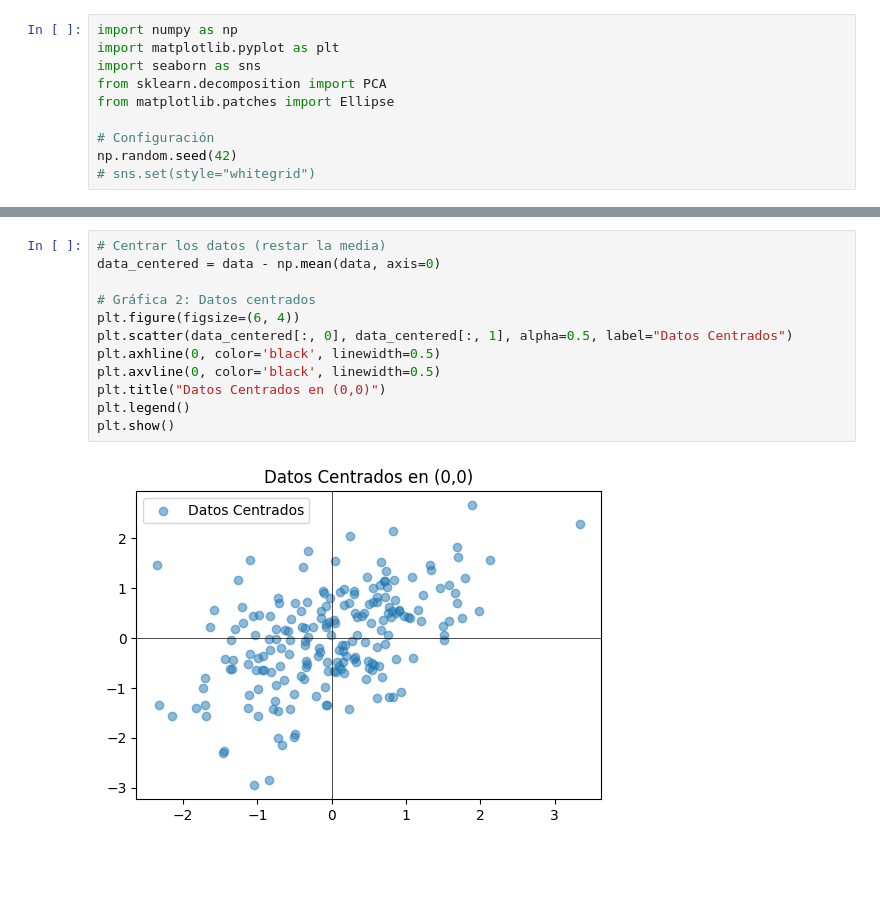
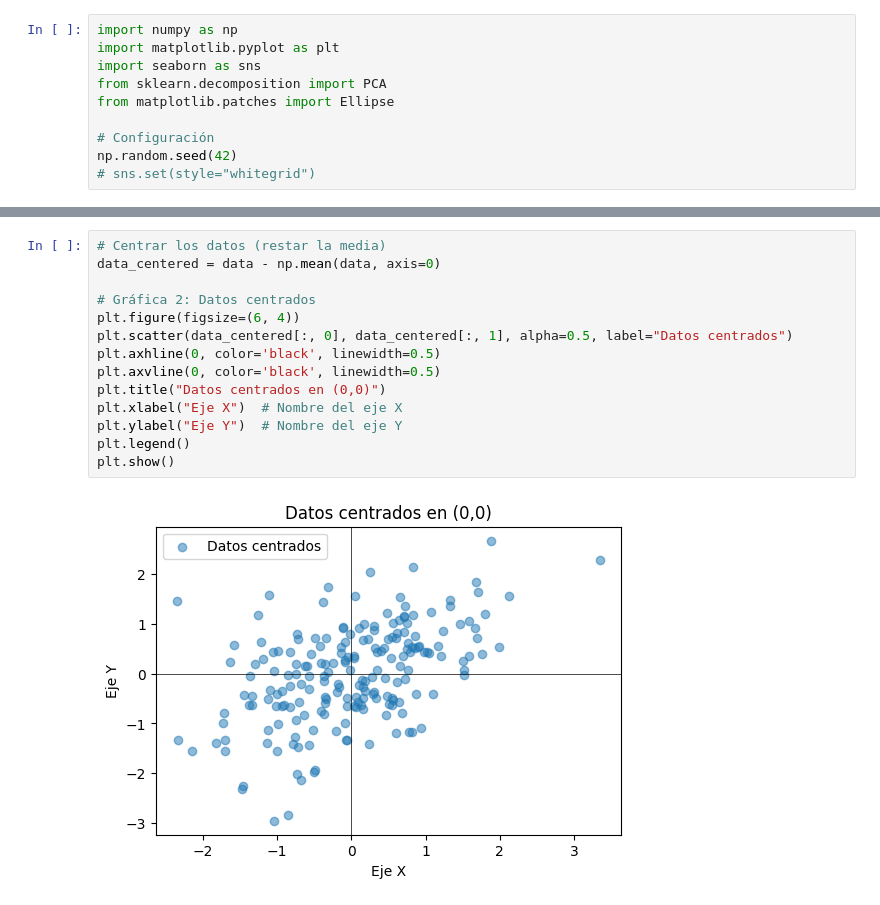
Before and after one commit to RolandoOrtizHerbas/Proyecto-I-y-II-MatUNADM, a Jupyter notebook: Programas_Scripts_Jupiter/PCAOOKK.ipynb, the cells around one changed output, grey strips where cells are left out. Saved outputs shown, nothing was run; the diff lists cells and outputs as text; blank space fills up the shorter version.

```diff
--- a/Programas_Scripts_Jupiter/PCAOOKK.ipynb
+++ b/Programas_Scripts_Jupiter/PCAOOKK.ipynb
@@ -27,17 +29,19 @@ plt.show()
 # %%
 # Centrar los datos (restar la media)
 data_centered = data - np.mean(data, axis=0)
 
 # Gráfica 2: Datos centrados
 plt.figure(figsize=(6, 4))
-plt.scatter(data_centered[:, 0], data_centered[:, 1], alpha=0.5, label="Datos Centrados")
+plt.scatter(data_centered[:, 0], data_centered[:, 1], alpha=0.5, label="Datos centrados")
 plt.axhline(0, color='black', linewidth=0.5)
 plt.axvline(0, color='black', linewidth=0.5)
-plt.title("Datos Centrados en (0,0)")
+plt.title("Datos centrados en (0,0)")
+plt.xlabel("Eje X")  # Nombre del eje X
+plt.ylabel("Eje Y")  # Nombre del eje Y
 plt.legend()
 plt.show()
 # %% [output]
-[figure, old version]
+[figure, new version]
 # %%
 # Calcular la matriz de covarianza
 cov_matrix = np.cov(data_centered, rowvar=False)
```
Also changed, not shown: parts of 8 cells of this notebook, 42 other files.
